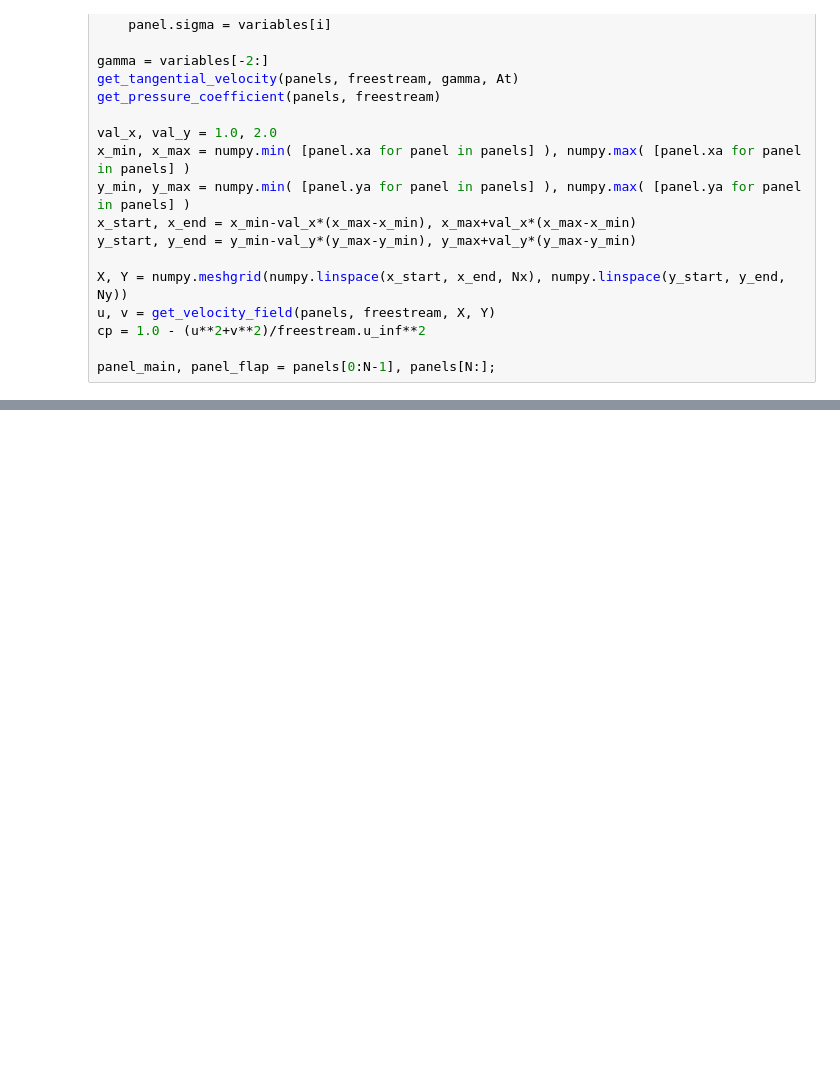
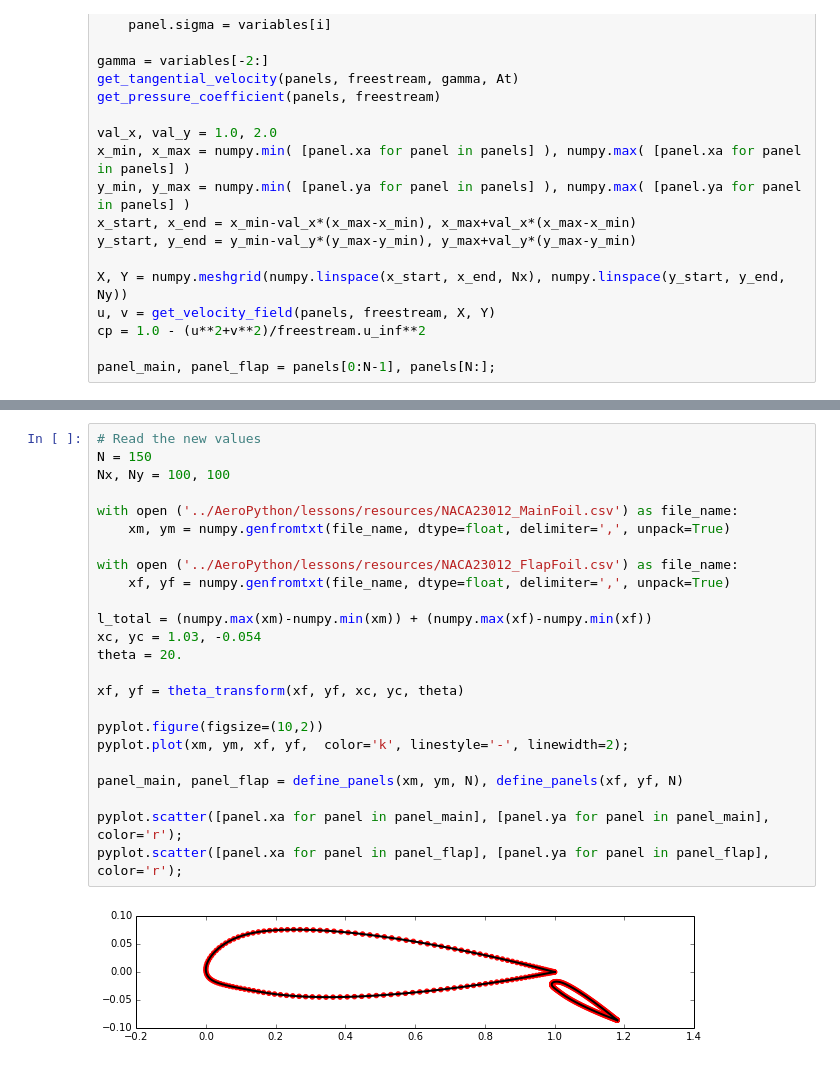
Before and after one commit to cparvini/AeroHydroWork, a Jupyter notebook: Lesson11_assignment.ipynb, the cells around one changed output, grey strips where cells are left out. Saved outputs shown, nothing was run; the diff lists cells and outputs as text; blank space fills up the shorter version.

```diff
--- a/Lesson11_assignment.ipynb
+++ b/Lesson11_assignment.ipynb
@@ -467,0 +400,26 @@ print panel_main[2].cp, panel_flap[9].cp, lift, drag
+# %%
+# Read the new values
+N = 150
+Nx, Ny = 100, 100
+
+with open ('../AeroPython/lessons/resources/NACA23012_MainFoil.csv') as file_name:
+    xm, ym = numpy.genfromtxt(file_name, dtype=float, delimiter=',', unpack=True)
+
+with open ('../AeroPython/lessons/resources/NACA23012_FlapFoil.csv') as file_name:
+    xf, yf = numpy.genfromtxt(file_name, dtype=float, delimiter=',', unpack=True)
+
+l_total = (numpy.max(xm)-numpy.min(xm)) + (numpy.max(xf)-numpy.min(xf))
+xc, yc = 1.03, -0.054
+theta = 20.
+
+xf, yf = theta_transform(xf, yf, xc, yc, theta)
+
+pyplot.figure(figsize=(10,2))
+pyplot.plot(xm, ym, xf, yf,  color='k', linestyle='-', linewidth=2);
+
+panel_main, panel_flap = define_panels(xm, ym, N), define_panels(xf, yf, N)
+
+pyplot.scatter([panel.xa for panel in panel_main], [panel.ya for panel in panel_main], color='r');
+pyplot.scatter([panel.xa for panel in panel_flap], [panel.ya for panel in panel_flap], color='r');
+# %% [output]
+[figure, added]
```
Also changed, not shown: parts of 18 cells of this notebook.
